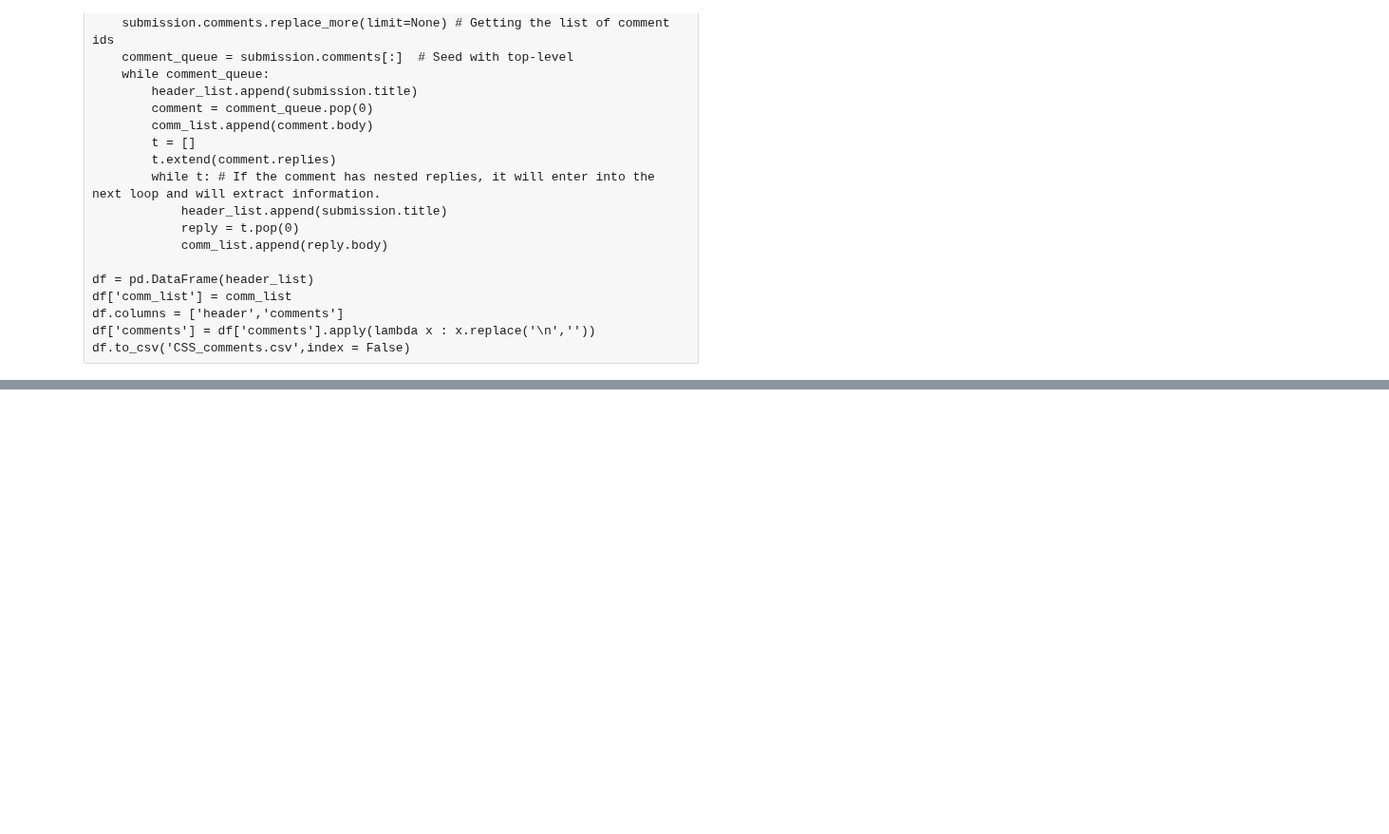
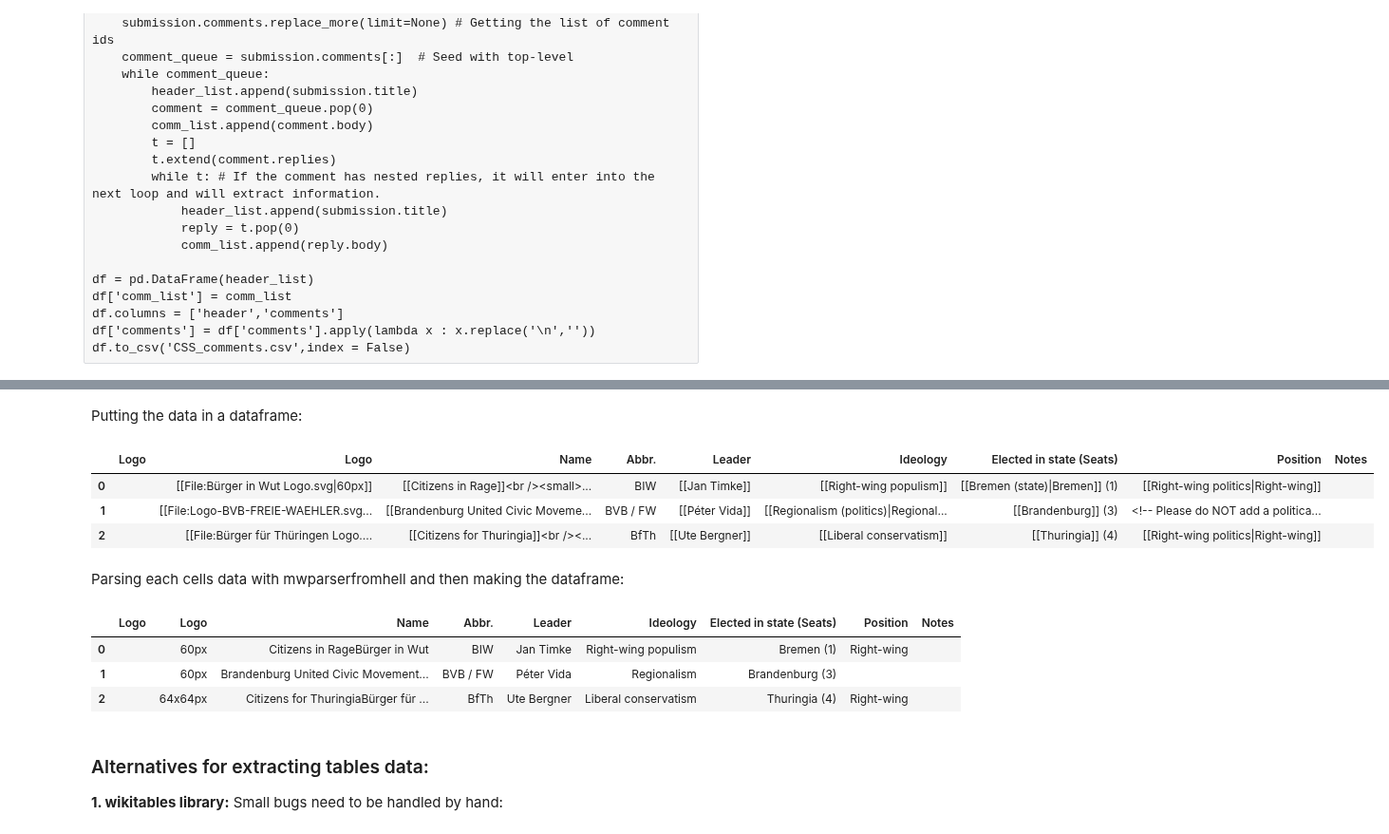
Before and after one commit to gesiscss/css_methods_python, a Jupyter notebook: b_data_collection_methods/3_api_harvesting.ipynb, the cells around one changed output, grey strips where cells are left out. Shown at 95% size. Cells and saved outputs as stored; diff of their text form; code cells hidden in the pictures; blank space fills up the shorter version.

```diff
--- a/b_data_collection_methods/3_api_harvesting.ipynb
+++ b/b_data_collection_methods/3_api_harvesting.ipynb
@@ -279,0 +461,4 @@ df.to_csv('CSS_comments.csv',index = False)
+# %%
+site = pywikibot.Site('en', 'wikipedia')
+page = pywikibot.Page(site, "List of political parties in Germany")
+text = page.get()
@@ -279,0 +471,2 @@ df.to_csv('CSS_comments.csv',index = False)
+# %%
+page = wtp.parse(text)
@@ -279,0 +511,3 @@ df.to_csv('CSS_comments.csv',index = False)
+# %%
+data = page.tables[1].data()
+data
@@ -279,0 +532,13 @@ df.to_csv('CSS_comments.csv',index = False)
+# %% [markdown]
+Putting the data in a dataframe:
+# %%
+df = pd.DataFrame(data[1:])
+df.columns = data[0]
+df
+# %% [output]
+|  | Logo | Logo | Name | Abbr. | Leader | Ideology | Elected in state (Seats) | Position | Notes |
+| 0 |  | [[File:Bürger in Wut Logo.svg|60px]] | [[Citizens in Rage]]<br /><small>... | BIW | [[Jan Timke]] | [[Right-wing populism]] | [[Bremen (state)|Bremen]] (1) | [[Right-wing politics|Right-wing]] |  |
+| 1 |  | [[File:Logo-BVB-FREIE-WAEHLER.svg... | [[Brandenburg United Civic Moveme... | BVB / FW | [[Péter Vida]] | [[Regionalism (politics)|Regional... | [[Brandenburg]] (3) | <!-- Please do NOT add a politica... |  |
+| 2 |  | [[File:Bürger für Thüringen Logo.... | [[Citizens for Thuringia]]<br /><... | BfTh | [[Ute Bergner]] | [[Liberal conservatism]] | [[Thuringia]] (4) | [[Right-wing politics|Right-wing]] |  |
+# %% [markdown]
+Parsing each cells data with mwparserfromhell and then making the dataframe:
@@ -279,0 +550,13 @@ df.to_csv('CSS_comments.csv',index = False)
+# %%
+df = pd.DataFrame(data[1:])
+df.columns = data[0]
+df
+# %% [output]
+|  | Logo | Logo | Name | Abbr. | Leader | Ideology | Elected in state (Seats) | Position | Notes |
+| 0 |  | 60px | Citizens in RageBürger in Wut | BIW | Jan Timke | Right-wing populism | Bremen (1) | Right-wing |  |
+| 1 |  | 60px | Brandenburg United Civic Movement... | BVB / FW | Péter Vida | Regionalism | Brandenburg (3) |  |  |
+| 2 |  | 64x64px | Citizens for ThuringiaBürger für ... | BfTh | Ute Bergner | Liberal conservatism | Thuringia (4) | Right-wing |  |
+# %% [markdown]
+### Alternatives for extracting tables data:
+
+**1. wikitables library:** Small bugs need to be handled by hand:
```
Also changed, not shown: parts of 58 cells of this notebook.
